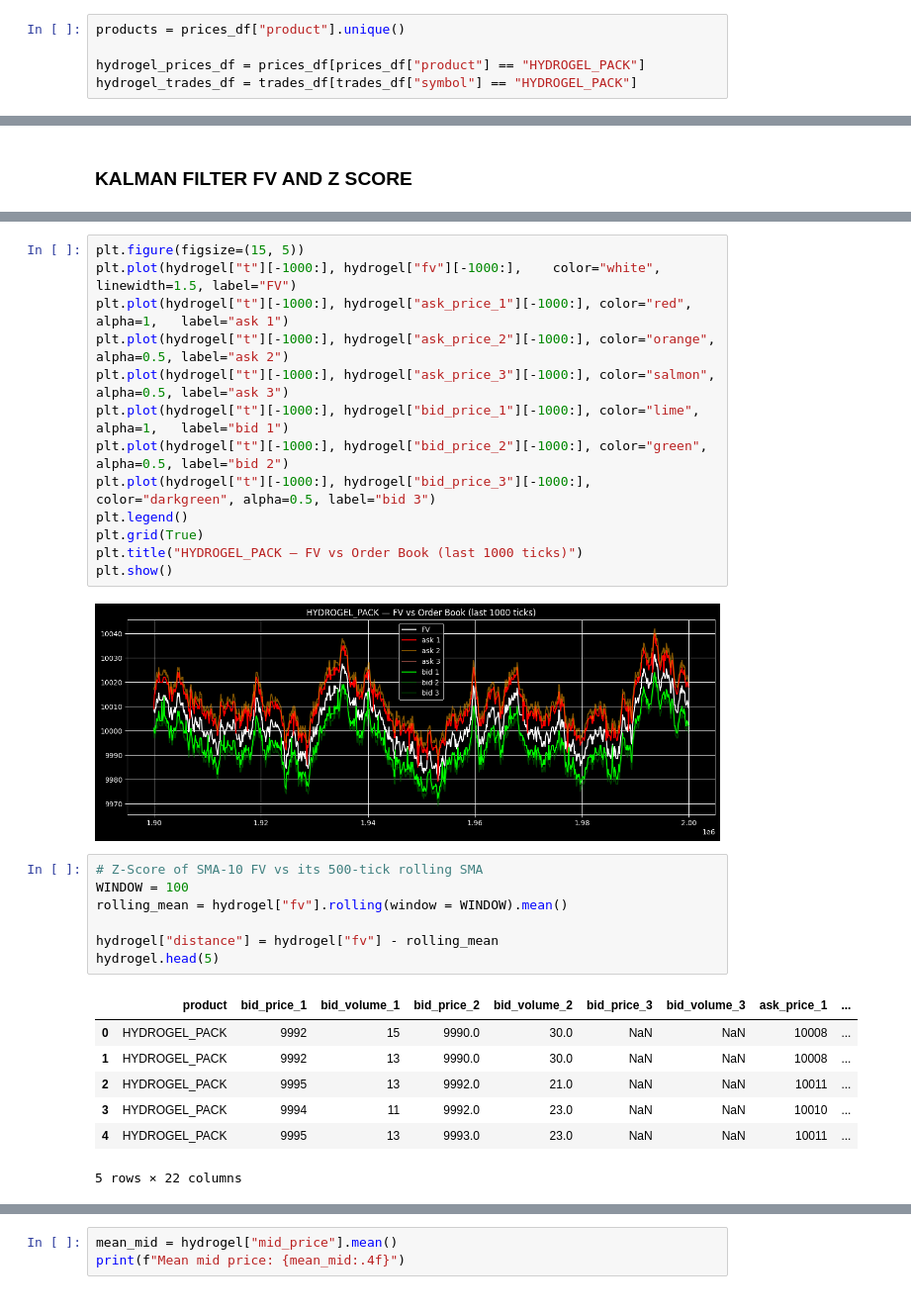
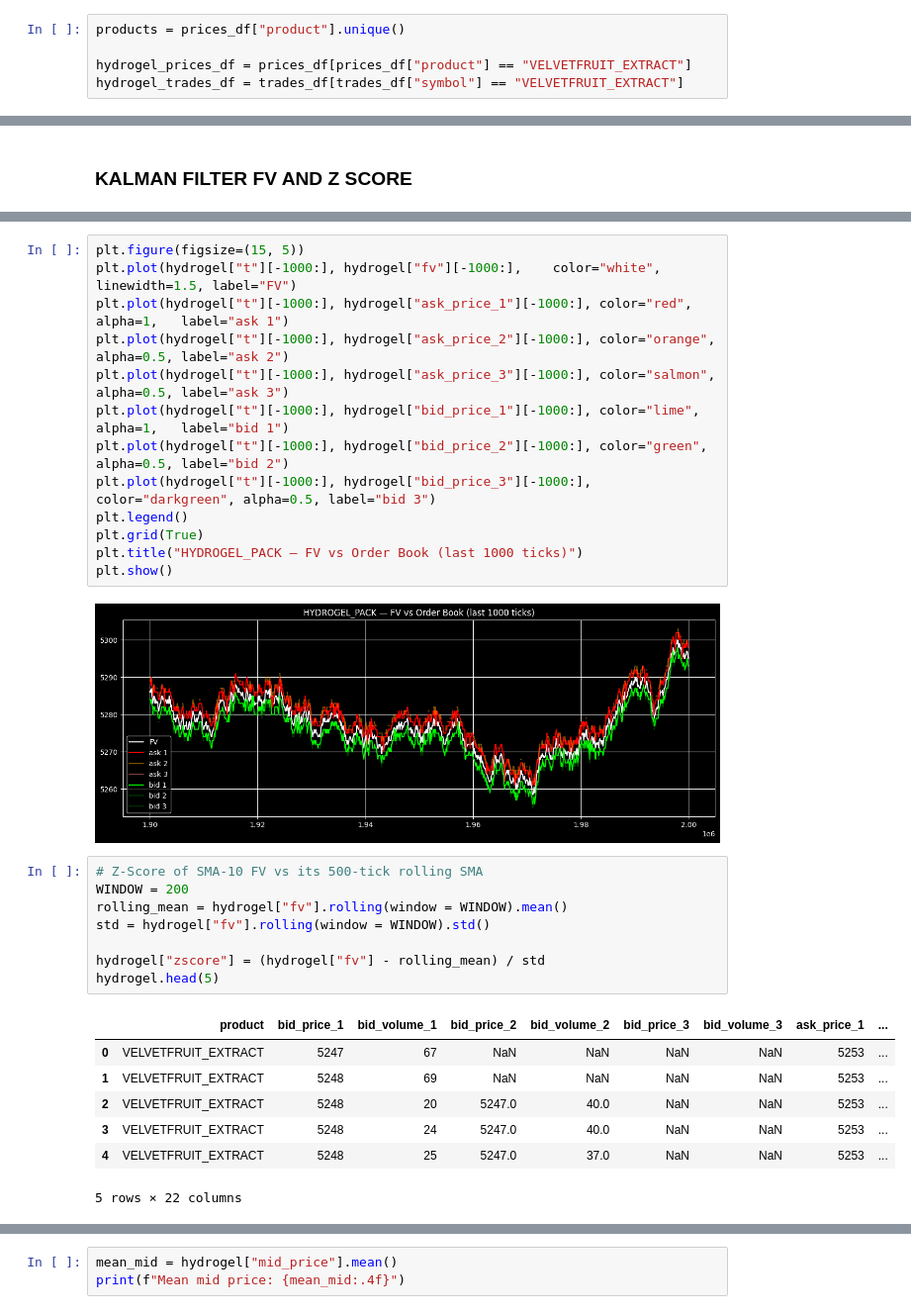
Before and after one commit to marcobattiston21/imc-prosperity-4, a Jupyter notebook: prosperity4/round3/notebooks/analysis_hydrogel_pack.ipynb, the cells around one changed output, grey strips where cells are left out. Shown at 99% size. Drawn from its saved outputs; the diff is of its cells as text.

```diff
--- a/prosperity4/round3/notebooks/analysis_hydrogel_pack.ipynb
+++ b/prosperity4/round3/notebooks/analysis_hydrogel_pack.ipynb
@@ -73,8 +73,8 @@ Trades Shape : (4048, 8)
 # %%
 products = prices_df["product"].unique()
 
-hydrogel_prices_df = prices_df[prices_df["product"] == "HYDROGEL_PACK"]
-hydrogel_trades_df = trades_df[trades_df["symbol"] == "HYDROGEL_PACK"]
+hydrogel_prices_df = prices_df[prices_df["product"] == "VELVETFRUIT_EXTRACT"]
+hydrogel_trades_df = trades_df[trades_df["symbol"] == "VELVETFRUIT_EXTRACT"]
 # %%
 """
 Here we are copying the original dataframes, removing the buyer, seller and currency from the trades, summing if there are orders at the
@@ -203,21 +203,22 @@ plt.grid(True)
 plt.title("HYDROGEL_PACK — FV vs Order Book (last 1000 ticks)")
 plt.show()
 # %% [output]
-[figure, old version]
+[figure, new version]
 # %%
 # Z-Score of SMA-10 FV vs its 500-tick rolling SMA
-WINDOW = 100
+WINDOW = 200
 rolling_mean = hydrogel["fv"].rolling(window = WINDOW).mean()
+std = hydrogel["fv"].rolling(window = WINDOW).std()
 
-hydrogel["distance"] = hydrogel["fv"] - rolling_mean
+hydrogel["zscore"] = (hydrogel["fv"] - rolling_mean) / std
 hydrogel.head(5)
 # %% [output]
 |  | product | bid_price_1 | bid_volume_1 | bid_price_2 | bid_volume_2 | bid_price_3 | bid_volume_3 | ask_price_1 | ... |
-| 0 | HYDROGEL_PACK | 9992 | 15 | 9990.0 | 30.0 | NaN | NaN | 10008 | ... |
-| 1 | HYDROGEL_PACK | 9992 | 13 | 9990.0 | 30.0 | NaN | NaN | 10008 | ... |
-| 2 | HYDROGEL_PACK | 9995 | 13 | 9992.0 | 21.0 | NaN | NaN | 10011 | ... |
-| 3 | HYDROGEL_PACK | 9994 | 11 | 9992.0 | 23.0 | NaN | NaN | 10010 | ... |
-| 4 | HYDROGEL_PACK | 9995 | 13 | 9993.0 | 23.0 | NaN | NaN | 10011 | ... |
+| 0 | VELVETFRUIT_EXTRACT | 5247 | 67 | NaN | NaN | NaN | NaN | 5253 | ... |
+| 1 | VELVETFRUIT_EXTRACT | 5248 | 69 | NaN | NaN | NaN | NaN | 5253 | ... |
+| 2 | VELVETFRUIT_EXTRACT | 5248 | 20 | 5247.0 | 40.0 | NaN | NaN | 5253 | ... |
+| 3 | VELVETFRUIT_EXTRACT | 5248 | 24 | 5247.0 | 40.0 | NaN | NaN | 5253 | ... |
+| 4 | VELVETFRUIT_EXTRACT | 5248 | 25 | 5247.0 | 37.0 | NaN | NaN | 5253 | ... |
 5 rows × 22 columns
 # %%
 fig, (ax1, ax2) = plt.subplots(2, 1, figsize=(15, 8), sharex=True, gridspec_kw={"height_ratios": [2, 1]})
```
Also changed, not shown: parts of 6 cells of this notebook, 3 other files.
